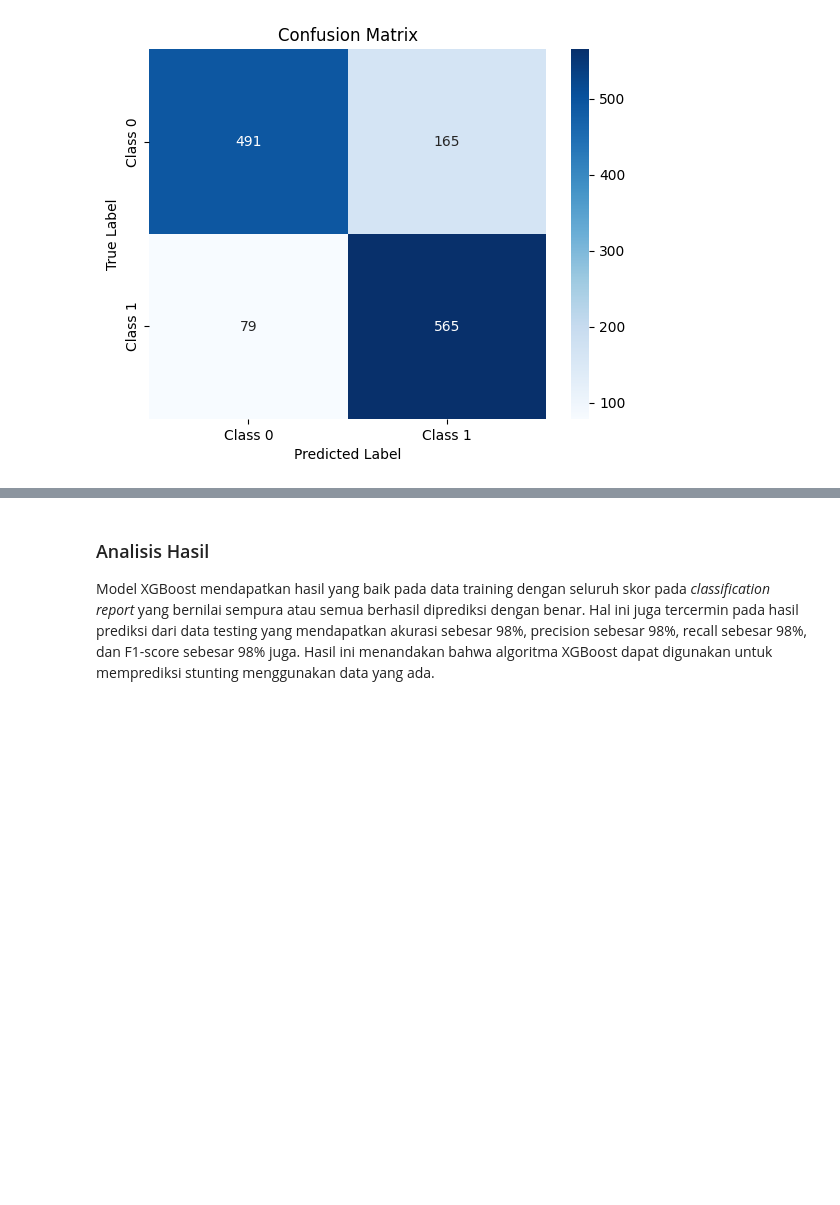
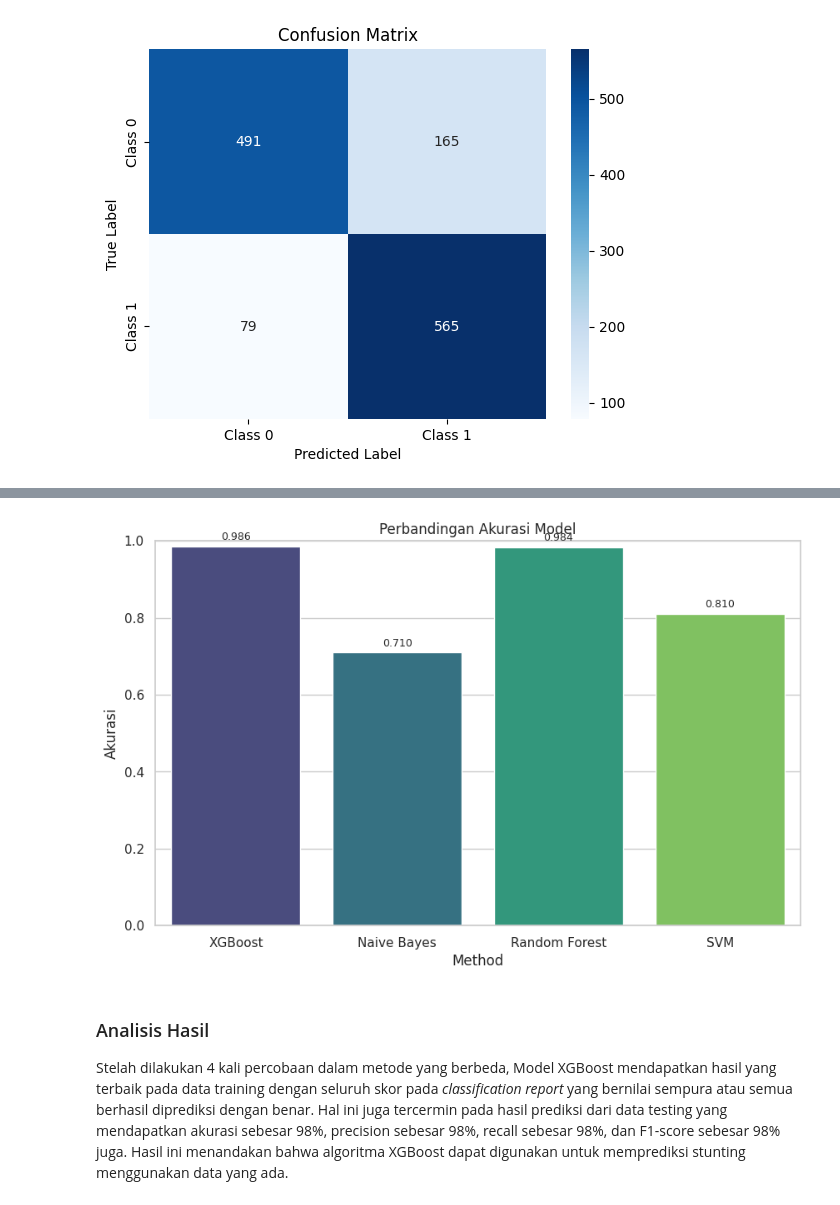
Before and after one commit to InMyDream21/Stunting-Classification, a Jupyter notebook: Stunting_Classification_Machine_Learning.ipynb, the cells around one changed output, grey strips where cells are left out. Drawn from its saved outputs; the diff is of its cells as text; code cells hidden in the pictures; blank space fills up the shorter version.

```diff
--- a/Stunting_Classification_Machine_Learning.ipynb
+++ b/Stunting_Classification_Machine_Learning.ipynb
@@ -404,0 +407,8 @@ plt.show()
+# %%
+import pandas as pd
+
+models = ['XGBoost', 'Naive Bayes', 'Random Forest', 'SVM']
+accuracy = [0.986, 0.71, 0.984, 0.81]
+
+df = pd.DataFrame({'Method': models, 'Akurasi': accuracy})
+df
@@ -405,3 +421,21 @@ plt.show()
+# %%
+import seaborn as sns
+import matplotlib.pyplot as plt
+
+sns.set(style="whitegrid")
+
+plt.figure(figsize=(10, 6))
+plot = sns.barplot(x='Method', y='Akurasi', data=df, palette="viridis")
+plt.title('Perbandingan Akurasi Model')
+plt.ylim(0, 1)
+
+for i in plot.patches:
+    plot.text(i.get_x() + i.get_width() / 2, i.get_height() + 0.01,
+              f'{i.get_height():.3f}', ha='center', va='bottom', fontsize=9)
+
+plt.show()
+# %% [output]
+[figure, added]
 # %% [markdown]
 ### Analisis Hasil
-Model XGBoost mendapatkan hasil yang baik pada data training dengan seluruh skor pada *classification report* yang bernilai sempura atau semua berhasil diprediksi dengan benar. Hal ini juga tercermin pada hasil prediksi dari data testing yang mendapatkan akurasi sebesar 98%, precision sebesar 98%, recall sebesar 98%, dan F1-score sebesar 98% juga. Hasil ini menandakan bahwa algoritma XGBoost dapat digunakan untuk memprediksi stunting menggunakan data yang ada.
+Stelah dilakukan 4 kali percobaan dalam metode yang berbeda, Model XGBoost mendapatkan hasil yang terbaik pada data training dengan seluruh skor pada *classification report* yang bernilai sempura atau semua berhasil diprediksi dengan benar. Hal ini juga tercermin pada hasil prediksi dari data testing yang mendapatkan akurasi sebesar 98%, precision sebesar 98%, recall sebesar 98%, dan F1-score sebesar 98% juga. Hasil ini menandakan bahwa algoritma XGBoost dapat digunakan untuk memprediksi stunting menggunakan data yang ada.
```
Also changed, not shown: parts of 2 cells of this notebook.
